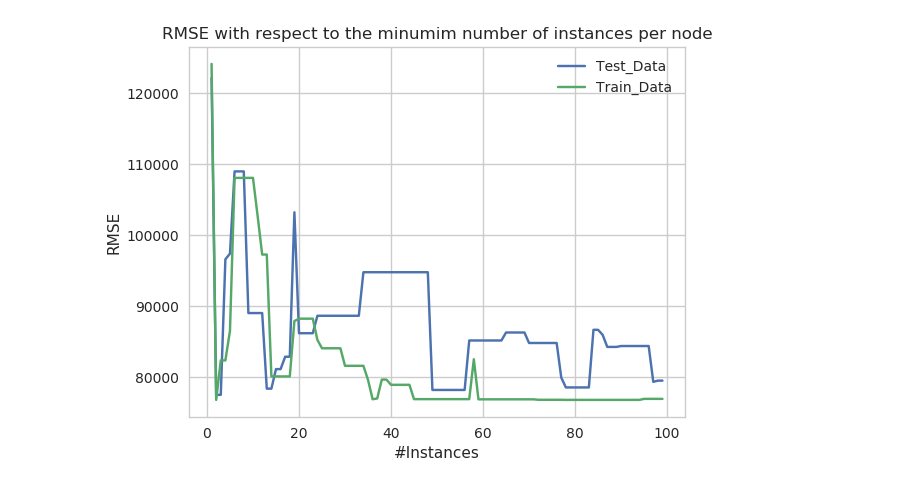
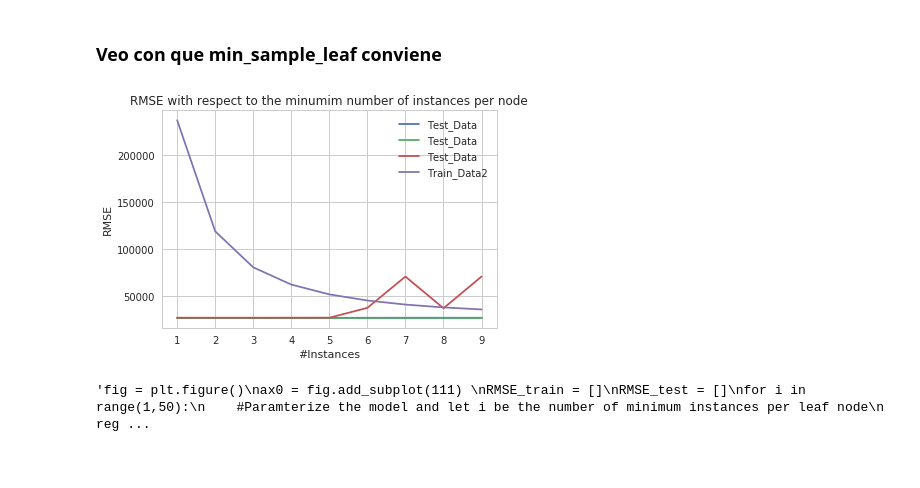
Before and after one commit to EugeniaFranchi/TP-Datos-2019, a Jupyter notebook: TP2/regresionTrees.ipynb, the cells around one changed output. Drawn from its saved outputs; the diff is of its cells as text; code cells hidden in the pictures.

```diff
--- a/TP2/regresionTrees.ipynb
+++ b/TP2/regresionTrees.ipynb
@@ -63,7 +60,7 @@ info1 = installs['2019-04-21':'2019-04-23'].reset_index().groupby('ref_hash').ag
 info1['created'] = info1['created'] - pd.Timestamp('2019-04-21 00:00:00')
 info1['created'] = info1['created'].transform(lambda x: x.total_seconds())
 info1 = info1.reset_index()
-info1 = info1.merge(installs['2019-04-18':'2019-04-20'].reset_index(),on="ref_hash", how="inner")
+info1 = info1.merge(installs['2019-04-18':'2019-04-20'].reset_index(),on="ref_hash", how="right")
 info1 = info1.rename(columns={'created_x':'label','created_y':'created'})
 
 label1 = info1['label'].to_frame()
@@ -90,3 +98,17 @@ train4 = train4.dropna()
+# %%
+train1 = train1.dropna()
+train2 = train2.dropna()
+train3 = train3.dropna()
+train4 = train4.dropna()
+label1 = label1.fillna(3*24*60*60)
+label2 = label2.fillna(3*24*60*60)
+label3 = label3.fillna(3*24*60*60)
+label4 = label4.fillna(3*24*60*60)
+# %%
+train1.drop(['created'],axis =1, inplace = True )
+train2.drop(['created'],axis =1, inplace = True )
+train3.drop(['created'],axis =1, inplace = True )
+train4.drop(['created'],axis =1, inplace = True )
 # %%
 train1.info()
 # %% [output]
@@ -107,4 +131,0 @@ memory usage: 318.8 KB
-# %%
-train1['device_brand'] = train1['device_brand'].astype(np.int16)
-train1['device_model'] = train1['device_model'].astype(np.int16)
-train1['device_language'] = train1['device_language'].astype(np.int16)
@@ -128,12 +147,51 @@ RMSE
+# %% [markdown]
+### Veo con que min_sample_leaf conviene
+# %%
+"""
+Plot the RMSE with respect to the minimum number of instances
+"""
+fig = plt.figure()
+ax0 = fig.add_subplot(111)
+RMSE_train = []
+RMSE_test2 = []
+RMSE_test3 = []
+RMSE_test4 = []
+for i in range(1,10):
+    #Paramterize the model and let i be the number of minimum instances per leaf node
+    regression_model = DecisionTreeRegressor(criterion="mse",min_samples_leaf=i)
+    #Train the model
+    regression_model.fit(train1,label1)
+    #Predict query instances
+    predicted_train = regression_model.predict(train1)
+    predicted_test2 = regression_model.predict(train2)
+    predicted_test3 = regression_model.predict(train3)
+    predicted_test4 = regression_model.predict(train4)
+    #Calculate and append the RMSEs
+    RMSE_train.append(np.sqrt(np.sum(((label1['label']-predicted_train[0])**2)/len(label1['label']))))
+    RMSE_test2.append(np.sqrt(np.sum(((label2['label']-predicted_test2[0])**2)/len(label2['label']))))
+    RMSE_test3.append(np.sqrt(np.sum(((label3['label']-predicted_test3[0])**2)/len(label3['label']))))
+    RMSE_test4.append(np.sqrt(np.sum(((label4['label']-predicted_test4[0])**2)/len(label4['label']))))
+
+ax0.plot(range(1,10),RMSE_test2,label='Test_Data')
+ax0.plot(range(1,10),RMSE_test3,label='Test_Data')
+ax0.plot(range(1,10),RMSE_test4,label='Test_Data')
+ax0.plot(range(1,10),RMSE_train,label='Train_Data2')
+ax0.legend()
+ax0.set_title('RMSE with respect to the minumim number of instances per node')
+ax0.set_xlabel('#Instances')
+ax0.set_ylabel('RMSE')
+plt.show()
+# %% [output]
+[figure, added]
 # %%
 """
 Plot the RMSE with respect to the minimum number of instances
 """
-fig = plt.figure()
+'''fig = plt.figure()
 ax0 = fig.add_subplot(111)
 RMSE_train = []
 RMSE_test = []
-for i in range(1,100):
+for i in range(1,50):
     #Paramterize the model and let i be the number of minimum instances per leaf node
     regression_model = DecisionTreeRegressor(criterion="mse",min_samples_leaf=i)
     #Train the model
@@ -143,14 +201,6 @@ for i in range(1,100):
     predicted_test = regression_model.predict(train4)
     #Calculate and append the RMSEs
     RMSE_train.append(np.sqrt(np.sum(((label1['label']-predicted_train[0])**2)/len(label1['label']))))
-    RMSE_test.append(np.sqrt(np.sum(((label4['label']-predicted_test[0])**2)/len(label4['label']))))
-
-ax0.plot(range(1,100),RMSE_test,label='Test_Data')
-ax0.plot(range(1,100),RMSE_train,label='Train_Data')
-ax0.legend()
-ax0.set_title('RMSE with respect to the minumim number of instances per node')
-ax0.set_xlabel('#Instances')
-ax0.set_ylabel('RMSE')
-plt.show()
+    RMSE_test.append(np.sqrt(np.sum(((label4['label']-predicted_test[0])**2)/len(label4['label']))))'''
 # %% [output]
-[figure, removed]
+'fig = plt.figure()\nax0 = fig.add_subplot(111) \nRMSE_train = []\nRMSE_test = []\nfor i in range(1,50):\n    #Paramterize the model and let i be the number of minimum instances per leaf node\n    reg ...
```
Also changed, not shown: parts of 64 cells of this notebook.
